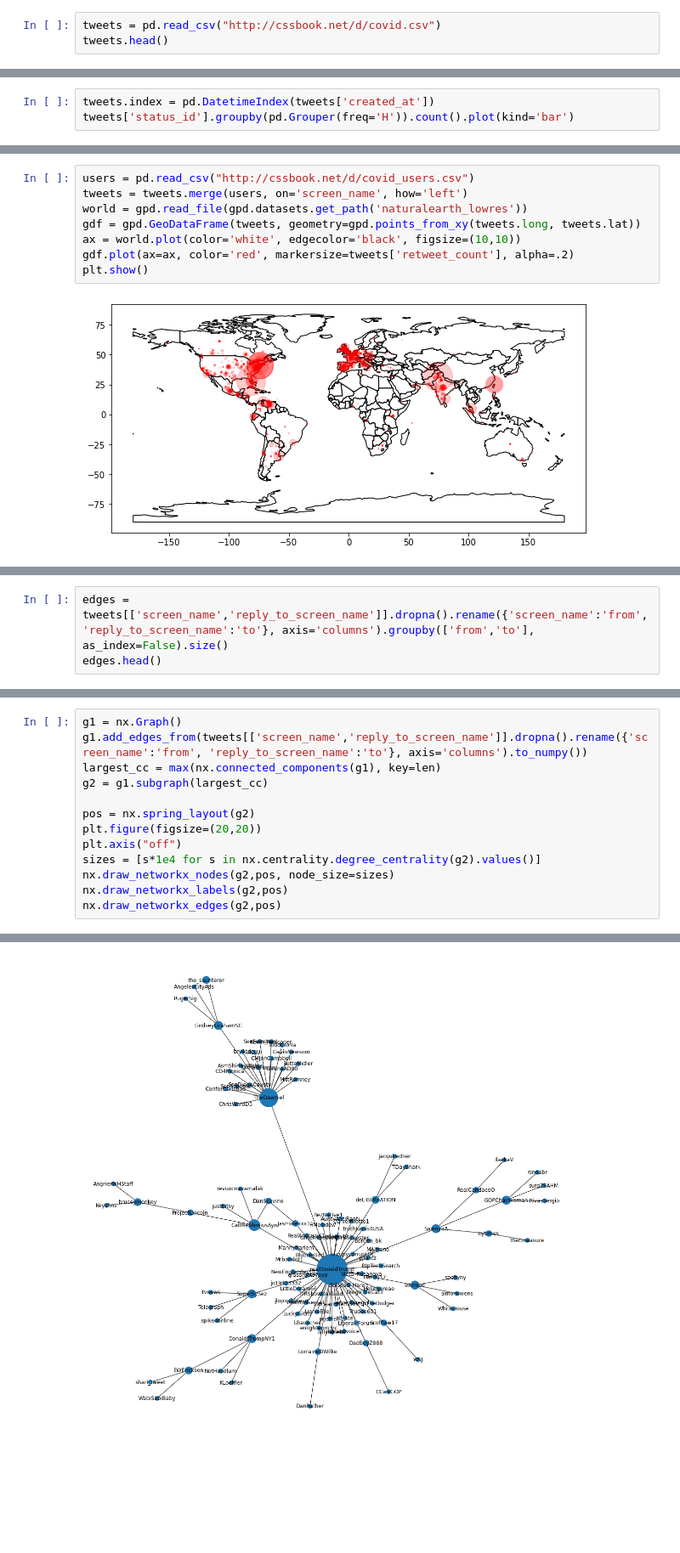
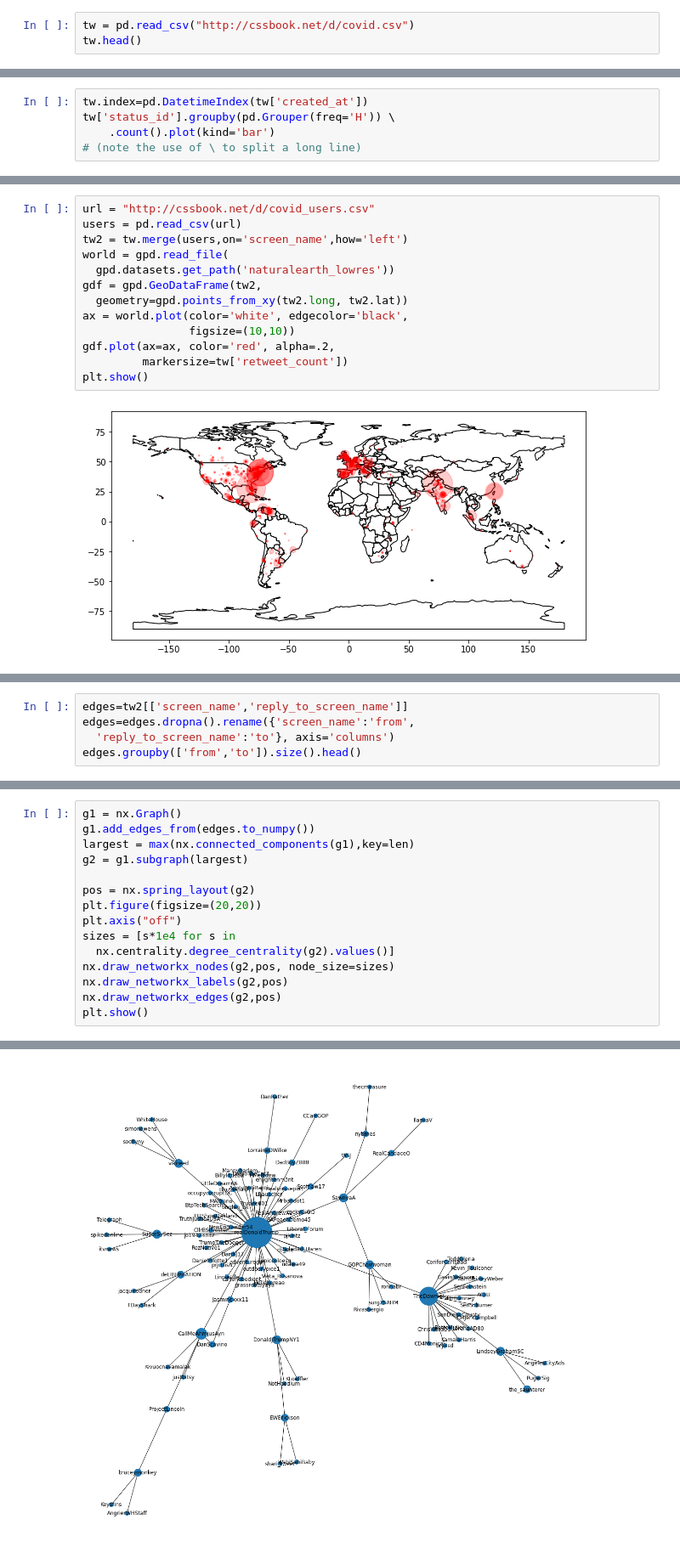
Before and after one commit to ccs-amsterdam/ccsbook, a Jupyter notebook: chapter02/funwith_py.ipynb, the cells around one changed output, grey strips where cells are left out. Shown at 85% size. Saved outputs shown, nothing was run; the diff lists cells and outputs as text; blank space fills up the shorter version.

```diff
--- a/chapter02/funwith_py.ipynb
+++ b/chapter02/funwith_py.ipynb
@@ -32,8 +33,8 @@ import nltk
 from nltk.corpus import stopwords
 import networkx as nx
 # %%
-tweets = pd.read_csv("http://cssbook.net/d/covid.csv")
-tweets.head()
+tw = pd.read_csv("http://cssbook.net/d/covid.csv")
+tw.head()
 # %% [output]
 |  | status_id | created_at | screen_name | lang | location | text | retweet_count | reply_to_screen_name |
 | 0 | 1309535775109926912 | 2020-09-25T16:50:33Z | ghulamabbasshah | en | Lahore, Pakistan | Secularism of #Gandhi and #Nehru ... | 1203 | NaN |
@@ -42,8 +43,10 @@ tweets.head()
 | 3 | 1309557875296083969 | 2020-09-25T18:18:22Z | AlexBerenson | en | New York | No mo ro in Flo: @govrondesantis ... | 953 | NaN |
 | 4 | 1309643186827132929 | 2020-09-25T23:57:22Z | B52Malmet | en | New York, NY | Dr. Fauci warns the worst public ... | 946 | NaN |
 # %%
-tweets.index = pd.DatetimeIndex(tweets['created_at'])
-tweets['status_id'].groupby(pd.Grouper(freq='H')).count().plot(kind='bar')
+tw.index=pd.DatetimeIndex(tw['created_at'])
+tw['status_id'].groupby(pd.Grouper(freq='H')) \
+    .count().plot(kind='bar')
+# (note the use of \ to split a long line)
 # %% [output]
 <AxesSubplot:xlabel='created_at'>
 [figure]
@@ -86,12 +93,17 @@ mymodel.print_topics()
  (9,
   '0.205*"#covid" + 0.079*"#coronavirus" + 0.033*"#covid19" + 0.012*"#trump" + 0.012*"#sandiego" + 0.012*"#usa" + 0.011*"#pandemic" + 0.010*"#wearamask" + 0.010*"#china" + 0.007*"#covidー19"')]
 # %%
-users = pd.read_csv("http://cssbook.net/d/covid_users.csv")
-tweets = tweets.merge(users, on='screen_name', how='left')
-world = gpd.read_file(gpd.datasets.get_path('naturalearth_lowres'))
-gdf = gpd.GeoDataFrame(tweets, geometry=gpd.points_from_xy(tweets.long, tweets.lat))
-ax = world.plot(color='white', edgecolor='black', figsize=(10,10))
-gdf.plot(ax=ax, color='red', markersize=tweets['retweet_count'], alpha=.2)
+url = "http://cssbook.net/d/covid_users.csv"
+users = pd.read_csv(url)
+tw2 = tw.merge(users,on='screen_name',how='left')
+world = gpd.read_file(
+  gpd.datasets.get_path('naturalearth_lowres'))
+gdf = gpd.GeoDataFrame(tw2,
+  geometry=gpd.points_from_xy(tw2.long, tw2.lat))
+ax = world.plot(color='white', edgecolor='black',
+                figsize=(10,10))
+gdf.plot(ax=ax, color='red', alpha=.2,
+         markersize=tw['retweet_count'])
 plt.show()
 # %% [output]
 [figure]
@@ -122,4 +127,6 @@ plt.show()
 # %%
-edges = tweets[['screen_name','reply_to_screen_name']].dropna().rename({'screen_name':'from', 'reply_to_screen_name':'to'}, axis='columns').groupby(['from','to'], as_index=False).size()
-edges.head()
+edges=tw2[['screen_name','reply_to_screen_name']]
+edges=edges.dropna().rename({'screen_name':'from',
+  'reply_to_screen_name':'to'}, axis='columns')
+edges.groupby(['from','to']).size().head()
 # %% [output]
@@ -134,14 +140,16 @@ nx.draw_networkx_nodes?
 # %%
 g1 = nx.Graph()
-g1.add_edges_from(tweets[['screen_name','reply_to_screen_name']].dropna().rename({'screen_name':'from', 'reply_to_screen_name':'to'}, axis='columns').to_numpy())
-largest_cc = max(nx.connected_components(g1), key=len)
-g2 = g1.subgraph(largest_cc)
+g1.add_edges_from(edges.to_numpy())
+largest = max(nx.connected_components(g1),key=len)
+g2 = g1.subgraph(largest)
 
 pos = nx.spring_layout(g2)
 plt.figure(figsize=(20,20))
 plt.axis("off")
-sizes = [s*1e4 for s in nx.centrality.degree_centrality(g2).values()]
+sizes = [s*1e4 for s in
+  nx.centrality.degree_centrality(g2).values()]
 nx.draw_networkx_nodes(g2,pos, node_size=sizes)
 nx.draw_networkx_labels(g2,pos)
 nx.draw_networkx_edges(g2,pos)
+plt.show()
 # %% [output]
@@ -149 +156 @@ nx.draw_networkx_edges(g2,pos)
-[figure, old version]
+[figure, new version]
```
Also changed, not shown: parts of 10 cells of this notebook, 1 other file.
